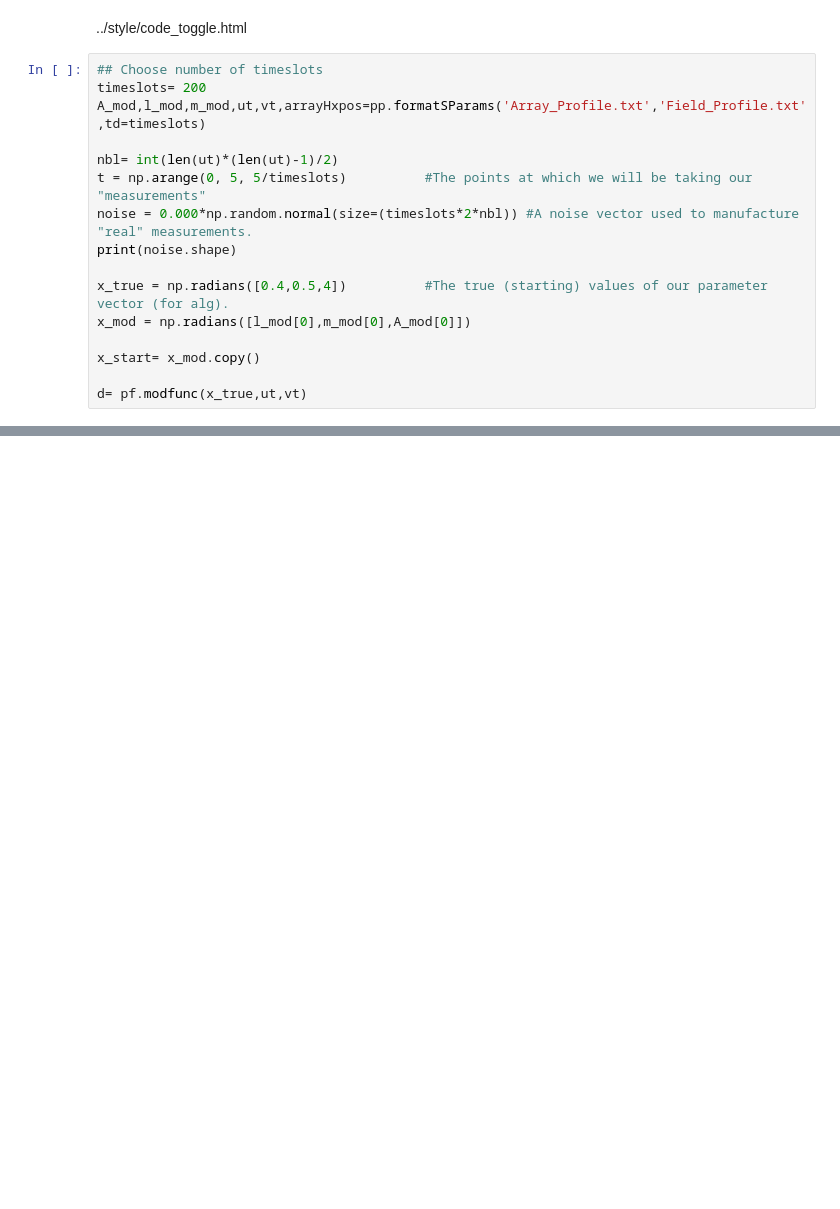
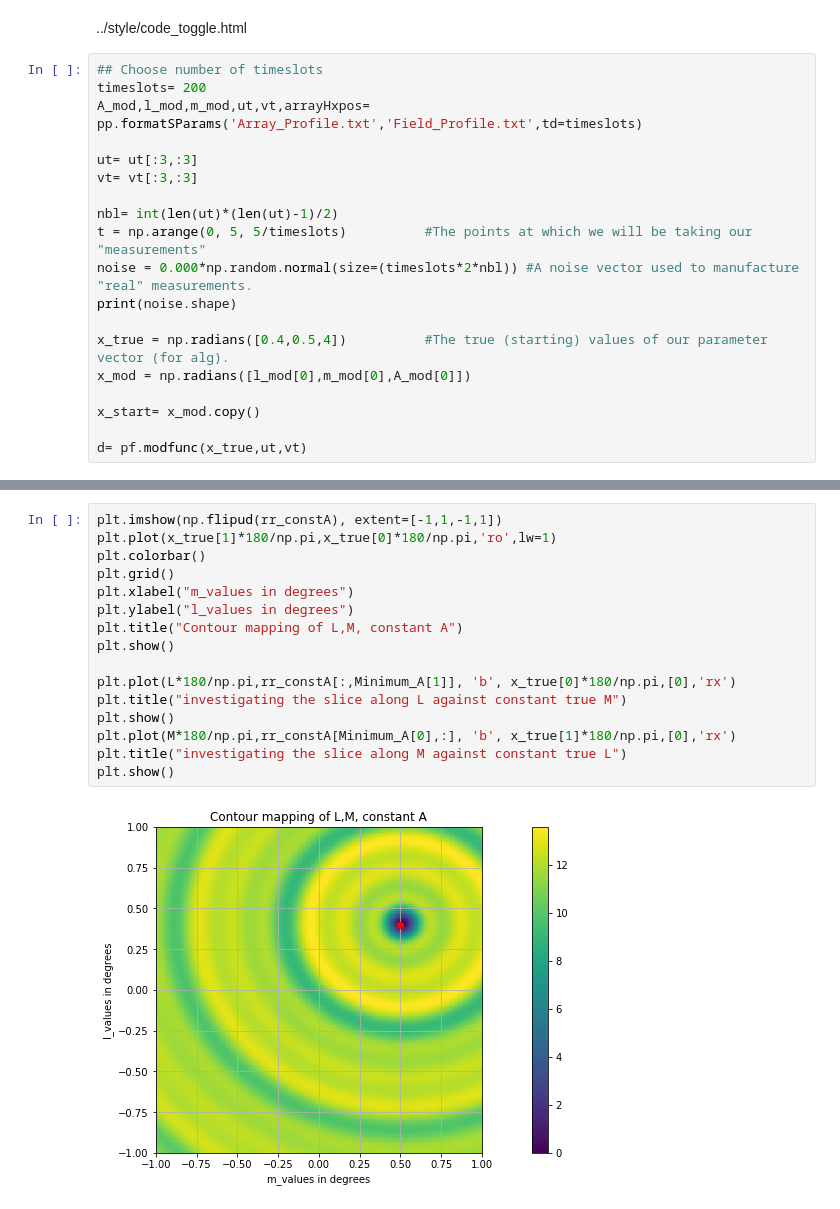
Before and after one commit to TiisQ/Honours-Project, a Jupyter notebook: Solution_Space_per_Baseline.ipynb, the cells around one changed output, grey strips where cells are left out. Drawn from its saved outputs; the diff is of its cells as text; blank space fills up the shorter version.

```diff
--- a/Solution_Space_per_Baseline.ipynb
+++ b/Solution_Space_per_Baseline.ipynb
@@ -20,7 +20,10 @@ HTML('../style/code_toggle.html')
 # %%
 ## Choose number of timeslots
 timeslots= 200
-A_mod,l_mod,m_mod,ut,vt,arrayHxpos=pp.formatSParams('Array_Profile.txt','Field_Profile.txt',td=timeslots)
+A_mod,l_mod,m_mod,ut,vt,arrayHxpos= pp.formatSParams('Array_Profile.txt','Field_Profile.txt',td=timeslots)
+
+ut= ut[:3,:3]
+vt= vt[:3,:3]
 
 nbl= int(len(ut)*(len(ut)-1)/2)
 t = np.arange(0, 5, 5/timeslots)          #The points at which we will be taking our "measurements"
@@ -82,0 +86,18 @@ Minimum of (M,A) at:  (150, 60)
+# %%
+plt.imshow(np.flipud(rr_constA), extent=[-1,1,-1,1])
+plt.plot(x_true[1]*180/np.pi,x_true[0]*180/np.pi,'ro',lw=1)
+plt.colorbar()
+plt.grid()
+plt.xlabel("m_values in degrees")
+plt.ylabel("l_values in degrees")
+plt.title("Contour mapping of L,M, constant A")
+plt.show()
+
+plt.plot(L*180/np.pi,rr_constA[:,Minimum_A[1]], 'b', x_true[0]*180/np.pi,[0],'rx')
+plt.title("investigating the slice along L against constant true M")
+plt.show()
+plt.plot(M*180/np.pi,rr_constA[Minimum_A[0],:], 'b', x_true[1]*180/np.pi,[0],'rx')
+plt.title("investigating the slice along M against constant true L")
+plt.show()
+# %% [output]
+[figure, added]
```
Also changed, not shown: parts of 6 cells of this notebook.
